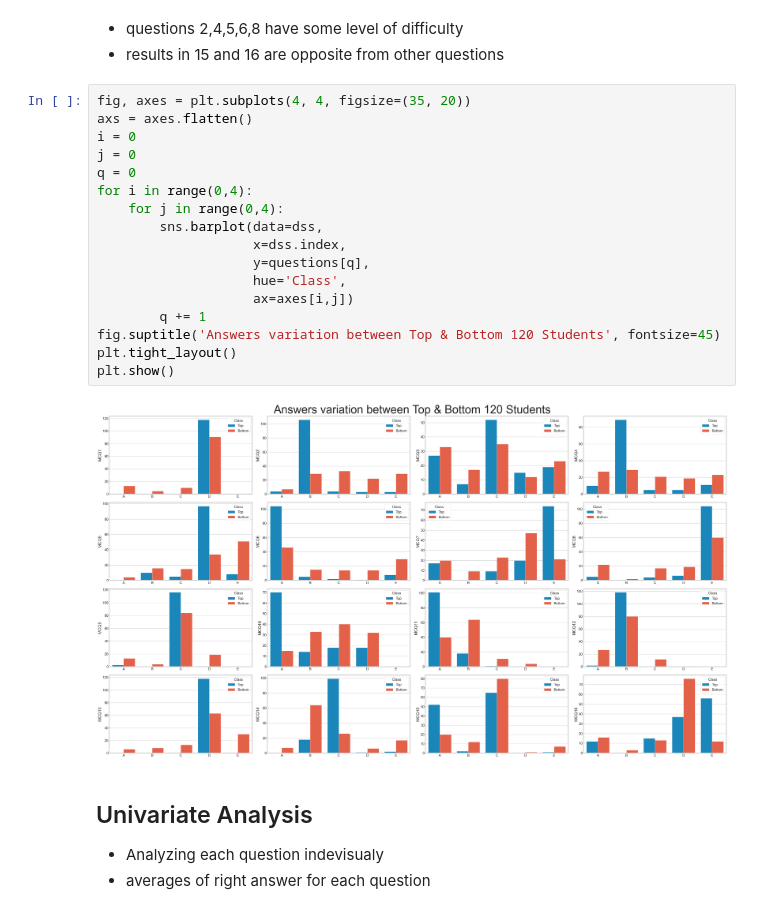
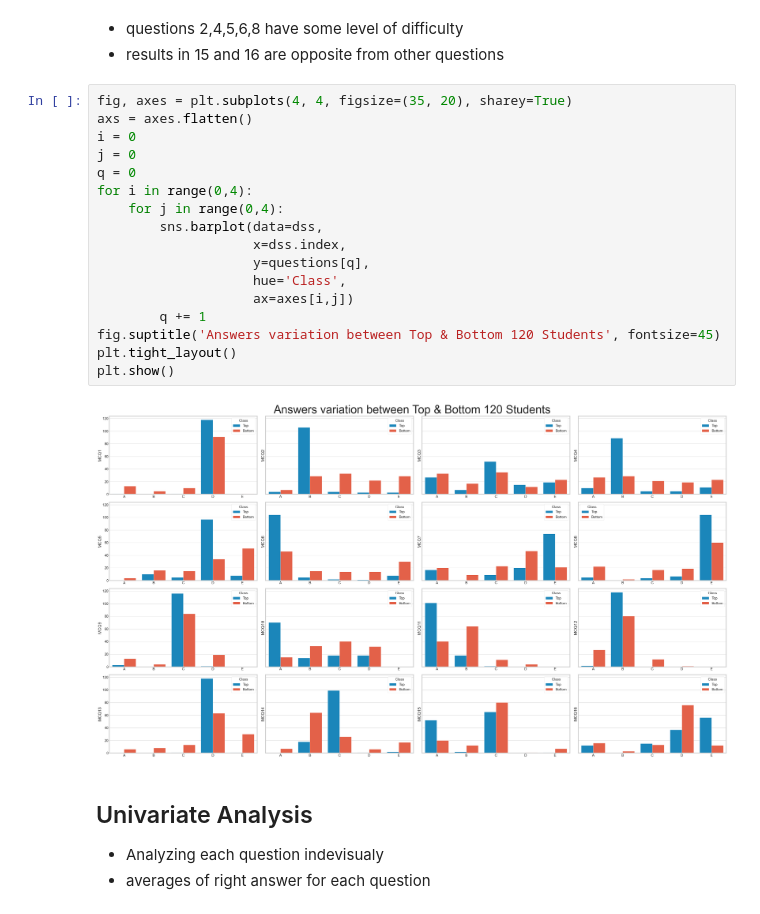
Before and after one commit to mu57f4/software_midterm_data_analysis, a Jupyter notebook: virtual_analysis.ipynb, the cells around one changed output. Saved outputs shown, nothing was run; the diff lists cells and outputs as text.

Commit message:
Share y axis

```diff
--- a/virtual_analysis.ipynb
+++ b/virtual_analysis.ipynb
@@ -147,24 +147,24 @@ dss = pd.concat([top_df, bottom_df])
 - questions 2,4,5,6,8 have some level of difficulty
 - results in 15 and 16 are opposite from other questions
 # %%
-fig, axes = plt.subplots(4, 4, figsize=(35, 20))
+fig, axes = plt.subplots(4, 4, figsize=(35, 20), sharey=True)
 axs = axes.flatten()
 i = 0
 j = 0
 q = 0
 for i in range(0,4):
     for j in range(0,4):
         sns.barplot(data=dss,
                     x=dss.index,
                     y=questions[q],
                     hue='Class',
                     ax=axes[i,j])
         q += 1
 fig.suptitle('Answers variation between Top & Bottom 120 Students', fontsize=45)
 plt.tight_layout()
 plt.show()
 # %% [output]
-[figure, old version]
+[figure, new version]
 # %% [markdown]
 ## Univariate Analysis
 - Analyzing each question indevisualy
```
